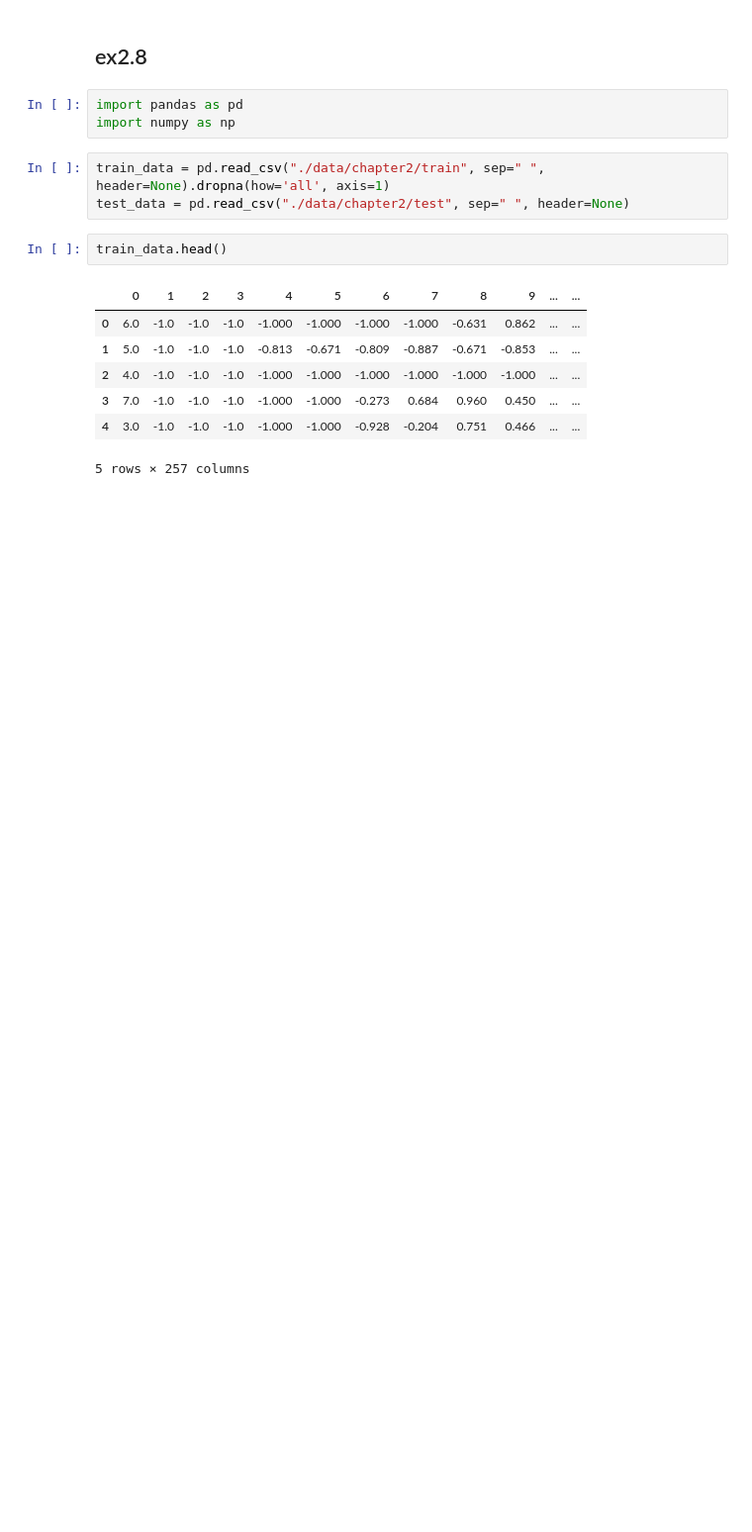
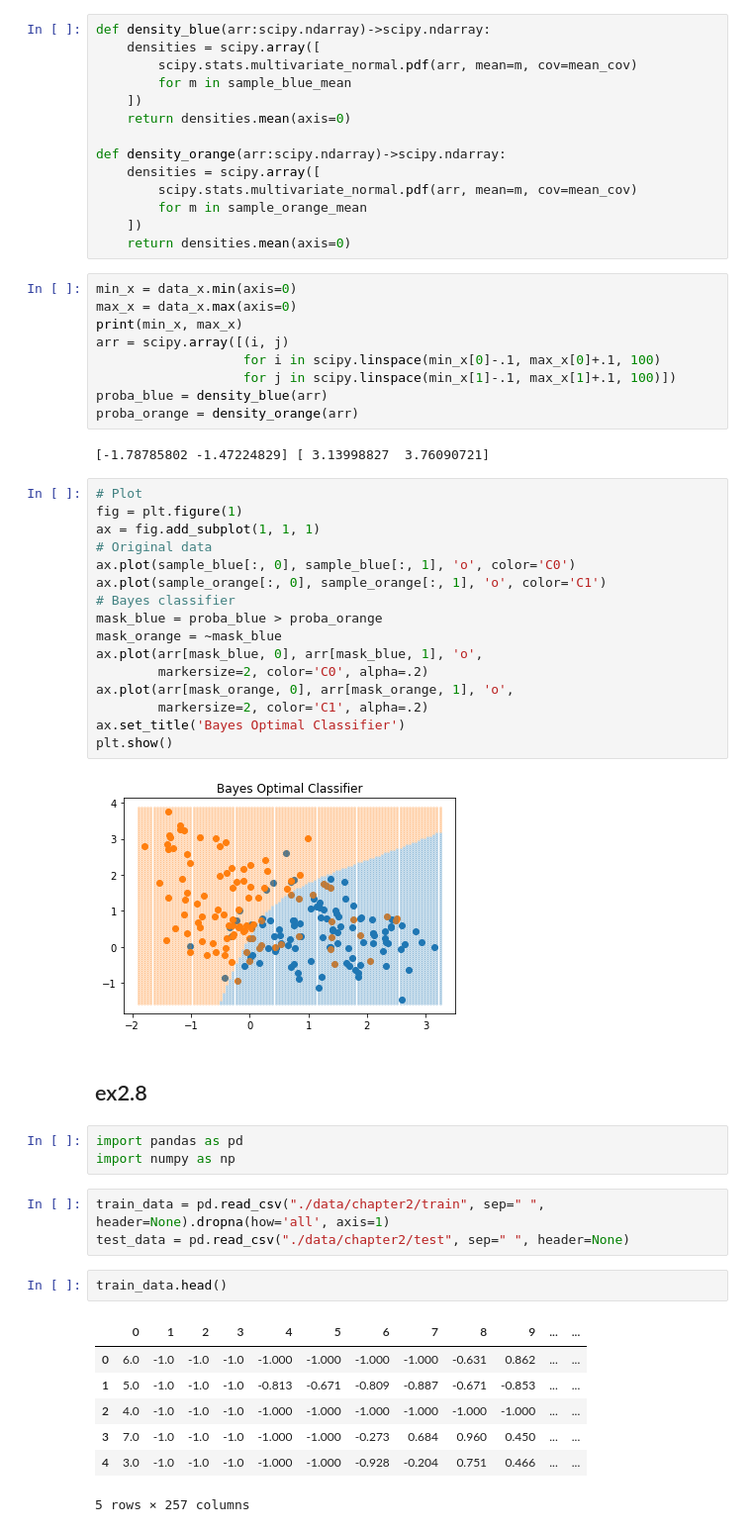
Before and after one commit to sorashido/esl-learn, a Jupyter notebook: chapter2.ipynb, the cells around one changed output. Shown: that part at 99% size. Drawn from its saved outputs; the diff is of its cells as text; blank space fills up the shorter version.

```diff
--- a/chapter2.ipynb
+++ b/chapter2.ipynb
@@ -1,3 +44,46 @@
+# %%
+def density_blue(arr:scipy.ndarray)->scipy.ndarray:
+    densities = scipy.array([
+        scipy.stats.multivariate_normal.pdf(arr, mean=m, cov=mean_cov)
+        for m in sample_blue_mean
+    ])
+    return densities.mean(axis=0)
+
+def density_orange(arr:scipy.ndarray)->scipy.ndarray:
+    densities = scipy.array([
+        scipy.stats.multivariate_normal.pdf(arr, mean=m, cov=mean_cov)
+        for m in sample_orange_mean
+    ])
+    return densities.mean(axis=0)
+# %%
+min_x = data_x.min(axis=0)
+max_x = data_x.max(axis=0)
+print(min_x, max_x)
+arr = scipy.array([(i, j)
+                   for i in scipy.linspace(min_x[0]-.1, max_x[0]+.1, 100)
+                   for j in scipy.linspace(min_x[1]-.1, max_x[1]+.1, 100)])
+proba_blue = density_blue(arr)
+proba_orange = density_orange(arr)
+# %% [output]
+[-1.78785802 -1.47224829] [ 3.13998827  3.76090721]
+# %%
+# Plot
+fig = plt.figure(1)
+ax = fig.add_subplot(1, 1, 1)
+# Original data
+ax.plot(sample_blue[:, 0], sample_blue[:, 1], 'o', color='C0')
+ax.plot(sample_orange[:, 0], sample_orange[:, 1], 'o', color='C1')
+# Bayes classifier
+mask_blue = proba_blue > proba_orange
+mask_orange = ~mask_blue
+ax.plot(arr[mask_blue, 0], arr[mask_blue, 1], 'o',
+        markersize=2, color='C0', alpha=.2)
+ax.plot(arr[mask_orange, 0], arr[mask_orange, 1], 'o',
+        markersize=2, color='C1', alpha=.2)
+ax.set_title('Bayes Optimal Classifier')
+plt.show()
+# %% [output]
+[figure, added]
 # %% [markdown]
 ## ex2.8
 # %%
```
Also changed, not shown: parts of 7 cells of this notebook, 1 other file.
